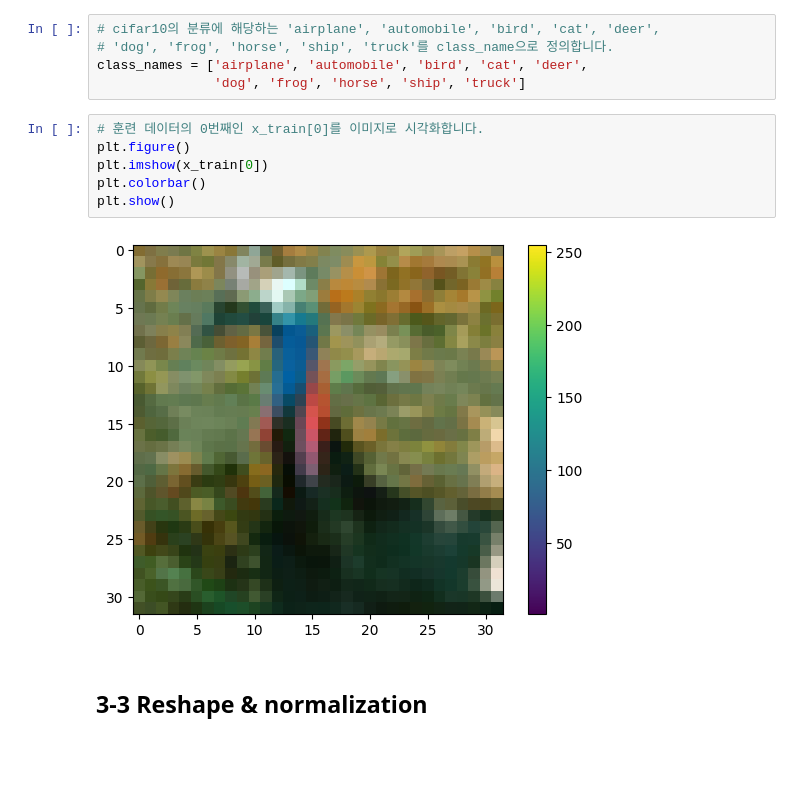
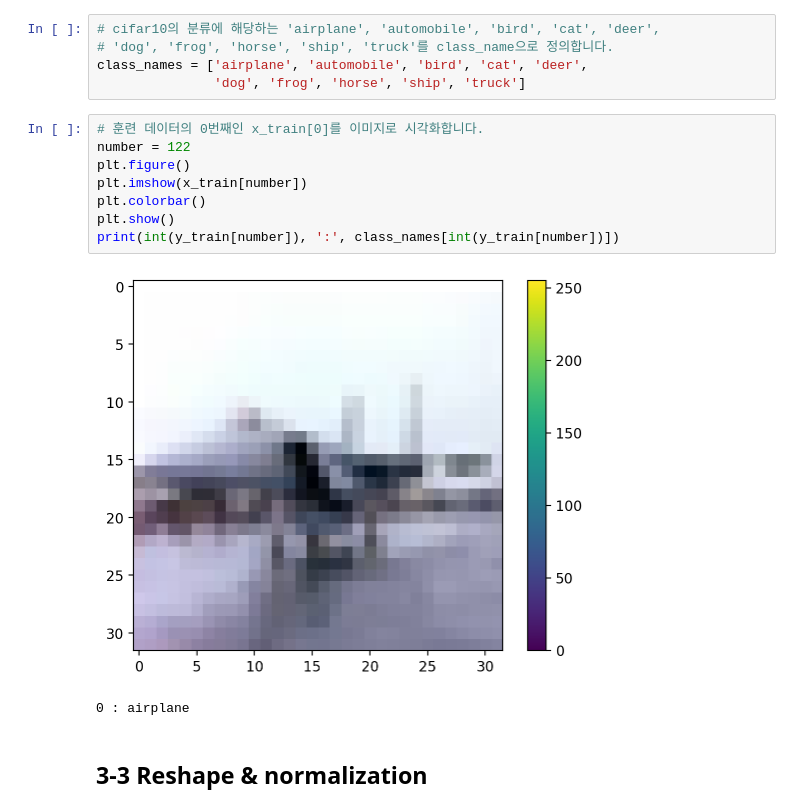
Before and after one commit to gyjong/aiffel_campus, a Jupyter notebook: quest_0306/0308_boston_reuters_cifar10.ipynb, the cells around one changed output. Cells and saved outputs as stored; diff of their text form; blank space fills up the shorter version.

```diff
--- a/quest_0306/0308_boston_reuters_cifar10.ipynb
+++ b/quest_0306/0308_boston_reuters_cifar10.ipynb
@@ -403,12 +410,15 @@ class_names = ['airplane', 'automobile', 'bird', 'cat', 'deer',
                'dog', 'frog', 'horse', 'ship', 'truck']
 # %%
 # 훈련 데이터의 0번째인 x_train[0]를 이미지로 시각화합니다.
+number = 122
 plt.figure()
-plt.imshow(x_train[0])
+plt.imshow(x_train[number])
 plt.colorbar()
 plt.show()
+print(int(y_train[number]), ':', class_names[int(y_train[number])])
 # %% [output]
-[figure, old version]
+[figure, new version]
+0 : airplane
 # %% [markdown]
 ## 3-3 Reshape & normalization
 # %%
```
Also changed, not shown: parts of 20 cells of this notebook, 2 other files.
